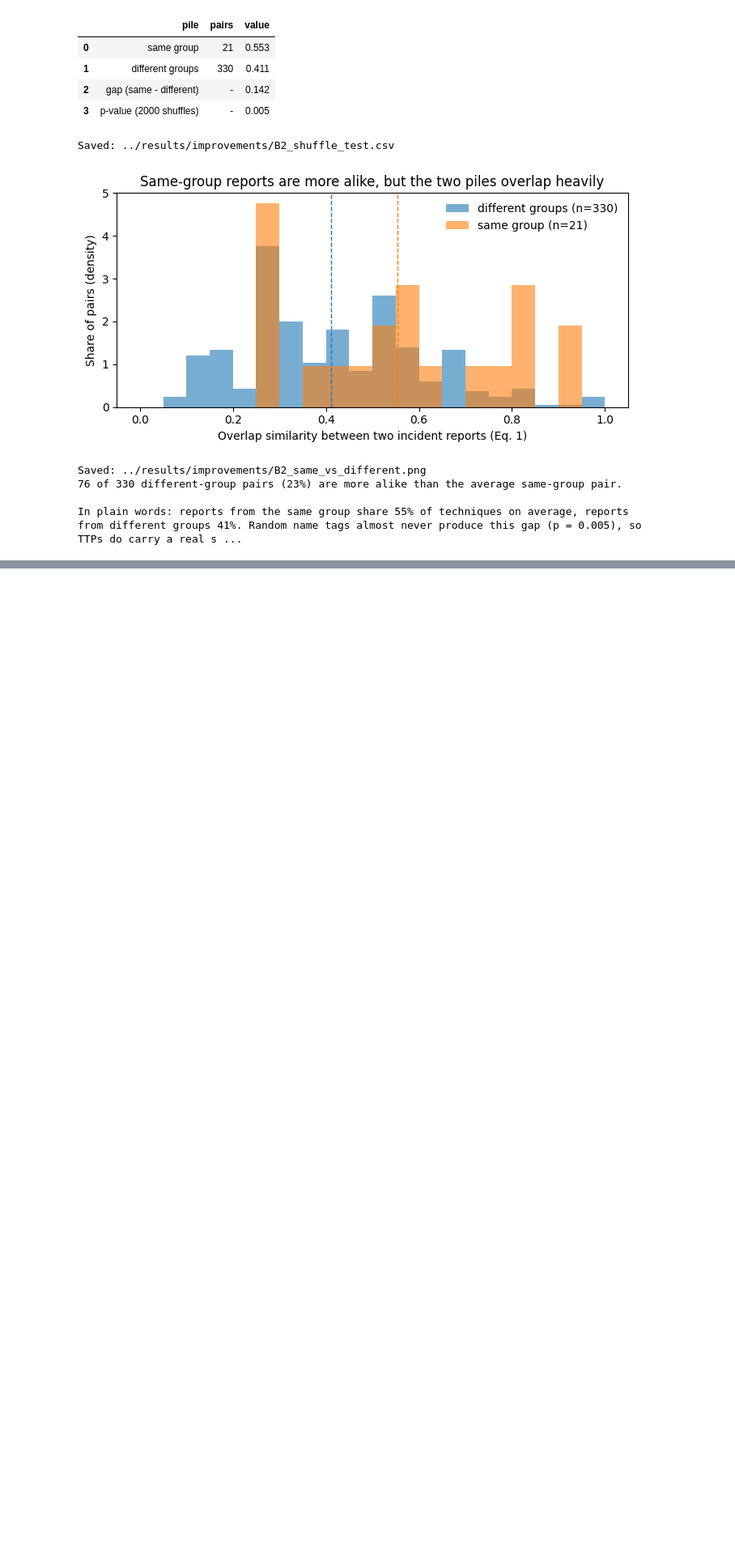
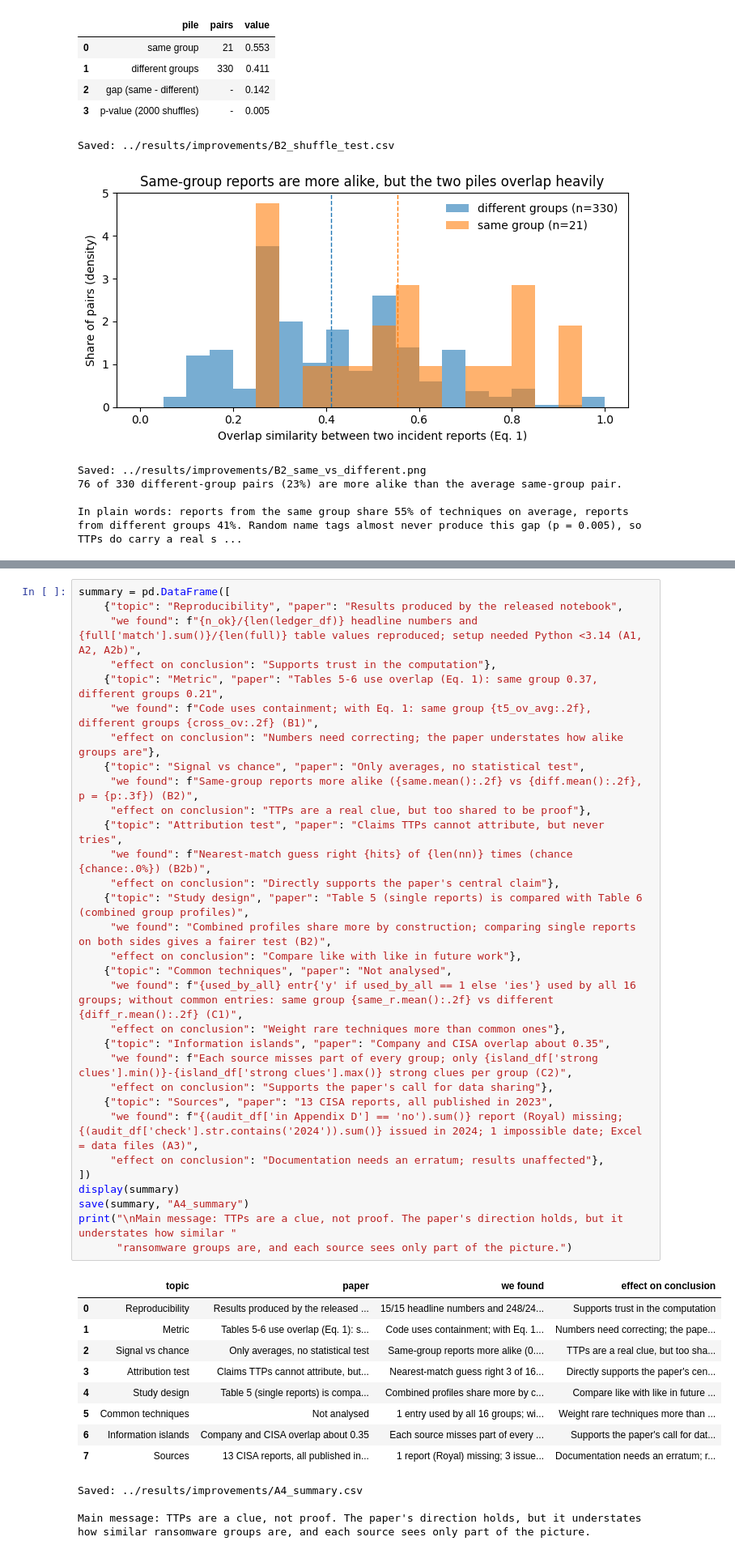
Before and after one commit to grafyehks/COMP5001-ttp-attribution-reproduction, a Jupyter notebook: improvements.ipynb, the cells around one changed output, grey strips where cells are left out. Shown at 81% size. Cells and saved outputs as stored; diff of their text form; blank space fills up the shorter version.

```diff
--- a/improvements.ipynb
+++ b/improvements.ipynb
@@ -738,0 +803,44 @@ Main message: TTPs are a clue, not proof. The paper's direction holds, but it un
+# %%
+summary = pd.DataFrame([
+    {"topic": "Reproducibility", "paper": "Results produced by the released notebook",
+     "we found": f"{n_ok}/{len(ledger_df)} headline numbers and {full['match'].sum()}/{len(full)} table values reproduced; setup needed Python <3.14 (A1, A2, A2b)",
+     "effect on conclusion": "Supports trust in the computation"},
+    {"topic": "Metric", "paper": "Tables 5-6 use overlap (Eq. 1): same group 0.37, different groups 0.21",
+     "we found": f"Code uses containment; with Eq. 1: same group {t5_ov_avg:.2f}, different groups {cross_ov:.2f} (B1)",
+     "effect on conclusion": "Numbers need correcting; the paper understates how alike groups are"},
+    {"topic": "Signal vs chance", "paper": "Only averages, no statistical test",
+     "we found": f"Same-group reports more alike ({same.mean():.2f} vs {diff.mean():.2f}, p = {p:.3f}) (B2)",
+     "effect on conclusion": "TTPs are a real clue, but too shared to be proof"},
+    {"topic": "Attribution test", "paper": "Claims TTPs cannot attribute, but never tries",
+     "we found": f"Nearest-match guess right {hits} of {len(nn)} times (chance {chance:.0%}) (B2b)",
+     "effect on conclusion": "Directly supports the paper's central claim"},
+    {"topic": "Study design", "paper": "Table 5 (single reports) is compared with Table 6 (combined group profiles)",
+     "we found": "Combined profiles share more by construction; comparing single reports on both sides gives a fairer test (B2)",
+     "effect on conclusion": "Compare like with like in future work"},
+    {"topic": "Common techniques", "paper": "Not analysed",
+     "we found": f"{used_by_all} entr{'y' if used_by_all == 1 else 'ies'} used by all 16 groups; without common entries: same group {same_r.mean():.2f} vs different {diff_r.mean():.2f} (C1)",
+     "effect on conclusion": "Weight rare techniques more than common ones"},
+    {"topic": "Information islands", "paper": "Company and CISA overlap about 0.35",
+     "we found": f"Each source misses part of every group; only {island_df['strong clues'].min()}-{island_df['strong clues'].max()} strong clues per group (C2)",
+     "effect on conclusion": "Supports the paper's call for data sharing"},
+    {"topic": "Sources", "paper": "13 CISA reports, all published in 2023",
+     "we found": f"{(audit_df['in Appendix D'] == 'no').sum()} report (Royal) missing; {(audit_df['check'].str.contains('2024')).sum()} issued in 2024; 1 impossible date; Excel = data files (A3)",
+     "effect on conclusion": "Documentation needs an erratum; results unaffected"},
+])
+display(summary)
+save(summary, "A4_summary")
+print("\nMain message: TTPs are a clue, not proof. The paper's direction holds, but it understates how similar "
+      "ransomware groups are, and each source sees only part of the picture.")
+# %% [output]
+|  | topic | paper | we found | effect on conclusion |
+| 0 | Reproducibility | Results produced by the released ... | 15/15 headline numbers and 248/24... | Supports trust in the computation |
+| 1 | Metric | Tables 5-6 use overlap (Eq. 1): s... | Code uses containment; with Eq. 1... | Numbers need correcting; the pape... |
+| 2 | Signal vs chance | Only averages, no statistical test | Same-group reports more alike (0.... | TTPs are a real clue, but too sha... |
+| 3 | Attribution test | Claims TTPs cannot attribute, but... | Nearest-match guess right 3 of 16... | Directly supports the paper's cen... |
+| 4 | Study design | Table 5 (single reports) is compa... | Combined profiles share more by c... | Compare like with like in future ... |
+| 5 | Common techniques | Not analysed | 1 entry used by all 16 groups; wi... | Weight rare techniques more than ... |
+| 6 | Information islands | Company and CISA overlap about 0.35 | Each source misses part of every ... | Supports the paper's call for dat... |
+| 7 | Sources | 13 CISA reports, all published in... | 1 report (Royal) missing; 3 issue... | Documentation needs an erratum; r... |
+Saved: ../results/improvements/A4_summary.csv
+
+Main message: TTPs are a clue, not proof. The paper's direction holds, but it understates how similar ransomware groups are, and each source sees only part of the picture.
```
Also changed, not shown: parts of 12 cells of this notebook, 4 other files.
